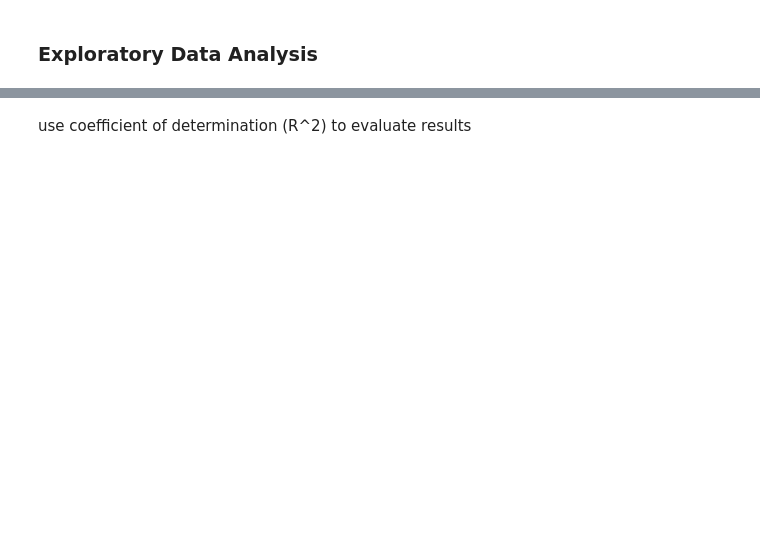
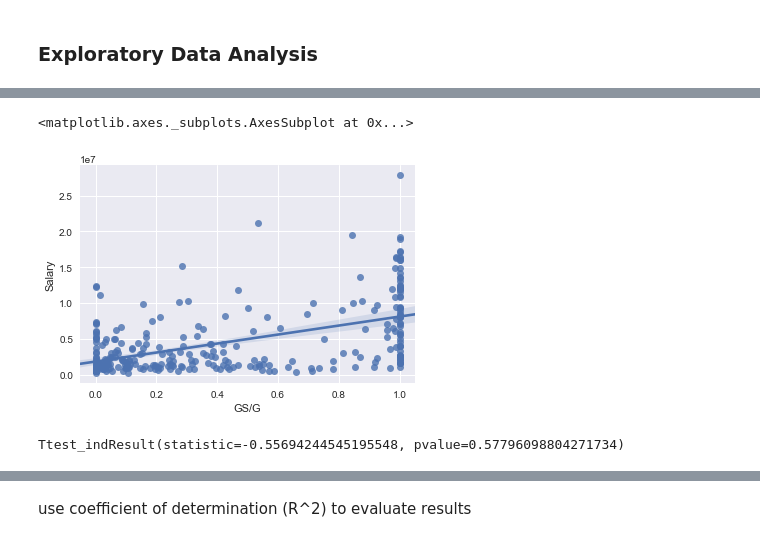
Before and after one commit to jingyu120/nba_capstone, a Jupyter notebook: nba capstone 3.ipynb, the cells around one changed output, grey strips where cells are left out. Cells and saved outputs as stored; diff of their text form; code cells hidden in the pictures; blank space fills up the shorter version.

```diff
--- a/nba capstone 3.ipynb
+++ b/nba capstone 3.ipynb
@@ -470,0 +511,12 @@ sns.pairplot(m1, x_vars=['DWS', 'WS', 'WS/48', 'OBPM', 'DBPM', 'BPM', 'VORP'], y
+# %%
+sns.regplot(x='GS/G',y='Salary',data=m1.sample(n=300))
+# %% [output]
+<matplotlib.axes._subplots.AxesSubplot at 0x...>
+[figure, added]
+# %%
+from scipy import stats
+lowGSG = m1[(m1['GS/G']<=0.5)&(m1['GS/G']>0.3)]['Salary']
+highGSG= m1[(m1['GS/G']>0.5)&(m1['GS/G']<=0.7)]['Salary']
+stats.ttest_ind(lowGSG,highGSG)
+# %% [output]
+Ttest_indResult(statistic=-0.55694244545195548, pvalue=0.57796098804271734)
```
Also changed, not shown: parts of 104 cells of this notebook, 1 other file.
